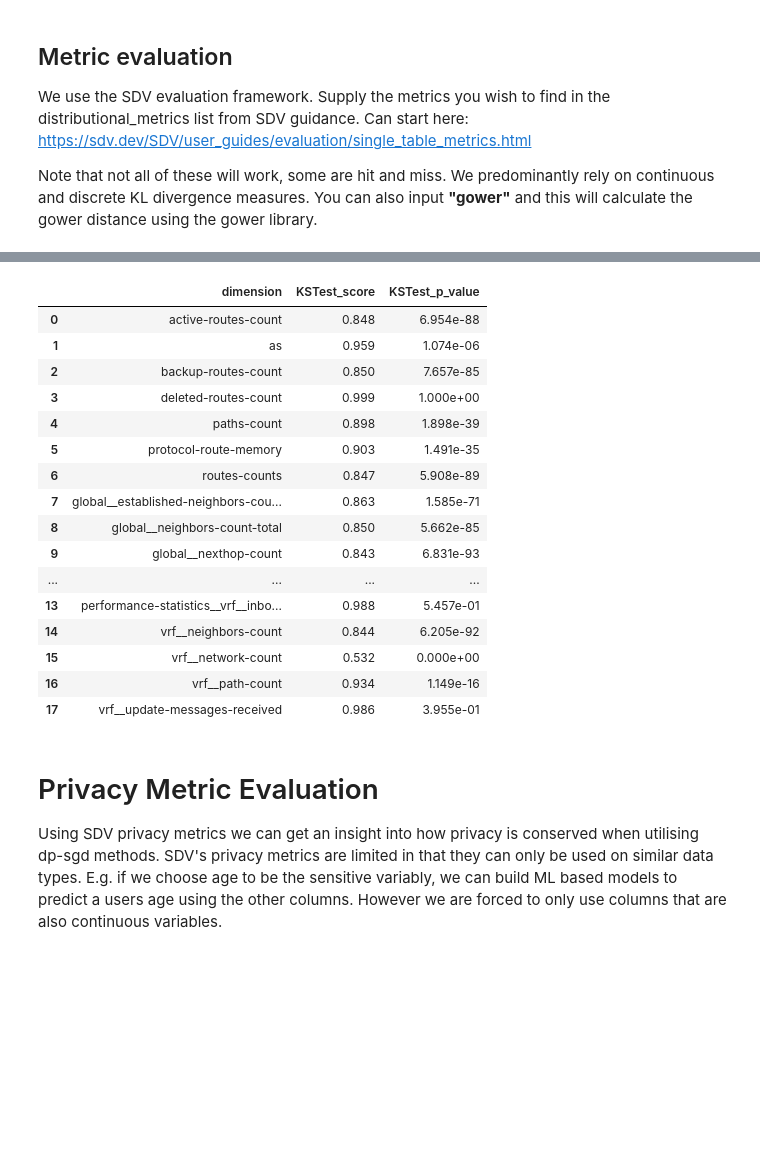
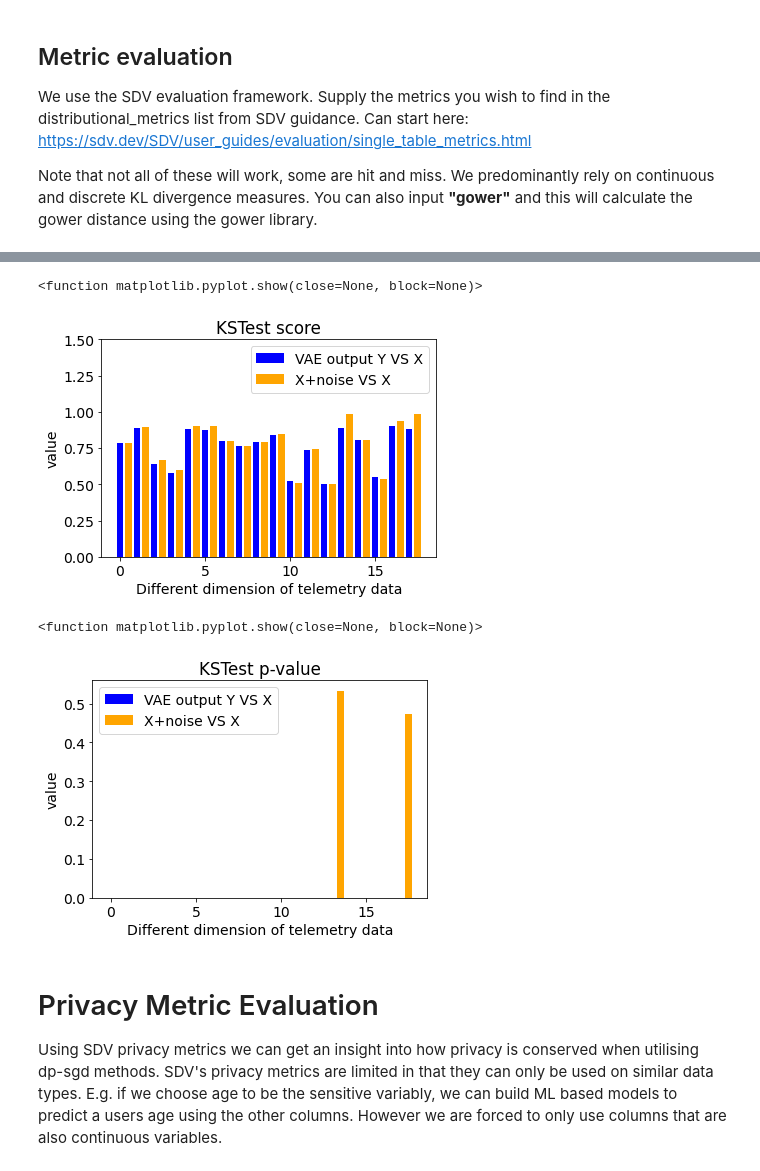
Before and after one commit to lesleychou/VAE_DP, a Jupyter notebook: Investigations/BGP_Notebook.ipynb, the cells around one changed output, grey strips where cells are left out. Cells and saved outputs as stored; diff of their text form; code cells hidden in the pictures; blank space fills up the shorter version.

```diff
--- a/Investigations/BGP_Notebook.ipynb
+++ b/Investigations/BGP_Notebook.ipynb
@@ -638,29 +614,45 @@ metrics
-# %%
-manual_noise_metrics = distribution_metrics(
-    distributional_metrics=distributional_metrics,
-    data_supp=input_df,
-    synthetic_supp=noisy_tmp_df,
-    categorical_columns=original_categorical_columns
-)
-manual_noise_metrics
-# %% [output]
-|  | dimension | KSTest_score | KSTest_p_value |
-| 0 | active-routes-count | 0.848 | 6.954e-88 |
-| 1 | as | 0.959 | 1.074e-06 |
-| 2 | backup-routes-count | 0.850 | 7.657e-85 |
-| 3 | deleted-routes-count | 0.999 | 1.000e+00 |
-| 4 | paths-count | 0.898 | 1.898e-39 |
-| 5 | protocol-route-memory | 0.903 | 1.491e-35 |
-| 6 | routes-counts | 0.847 | 5.908e-89 |
-| 7 | global__established-neighbors-cou... | 0.863 | 1.585e-71 |
-| 8 | global__neighbors-count-total | 0.850 | 5.662e-85 |
-| 9 | global__nexthop-count | 0.843 | 6.831e-93 |
-| ... | ... | ... | ... |
-| 13 | performance-statistics__vrf__inbo... | 0.988 | 5.457e-01 |
-| 14 | vrf__neighbors-count | 0.844 | 6.205e-92 |
-| 15 | vrf__network-count | 0.532 | 0.000e+00 |
-| 16 | vrf__path-count | 0.934 | 1.149e-16 |
-| 17 | vrf__update-messages-received | 0.986 | 3.955e-01 |
+# %%
+vae_ks_score=vae_metrics['KSTest_score'].to_list()
+manual_ks_score=manual_noise_metrics['KSTest_score'].to_list()
+
+x = [i for i in range(18)]
+x1 = [i+0.5 for i in range(18)]
+
+fig = plt.figure()
+ax = fig.add_subplot(111)
+ax.bar(x, vae_ks_score, width=0.4, color='blue', label='VAE output Y VS X')
+ax.bar(x1, manual_ks_score, width=0.4, color='orange', label='X+noise VS X')
+
+plt.legend()
+plt.ylabel('value')
+plt.ylim(0, 1.5)
+plt.xlabel( 'Different dimension of telemetry data' )
+plt.title('KSTest score')
+plt.show
+# %% [output]
+<function matplotlib.pyplot.show(close=None, block=None)>
+[figure, added]
+# %%
+vae_ks_pvalue=vae_metrics['KSTest_p_value'].to_list()
+manual_ks_pvalue=manual_noise_metrics['KSTest_p_value'].to_list()
+
+x = [i for i in range(18)]
+x1 = [i+0.5 for i in range(18)]
+
+fig = plt.figure()
+ax = fig.add_subplot(111)
+ax.bar(x, vae_ks_pvalue, width=0.4, color='blue', label='VAE output Y VS X')
+ax.bar(x1, manual_ks_pvalue, width=0.4, color='orange', label='X+noise VS X')
+
+plt.legend()
+plt.ylabel('value')
+# plt.ylim(0, 1e-30)
+plt.xlabel( 'Different dimension of telemetry data' )
+plt.title('KSTest p-value')
+plt.show
+# %% [output]
+<function matplotlib.pyplot.show(close=None, block=None)>
+[figure, added]
 # %% [markdown]
 # Privacy Metric Evaluation
 
```
Also changed, not shown: parts of 21 cells of this notebook.
